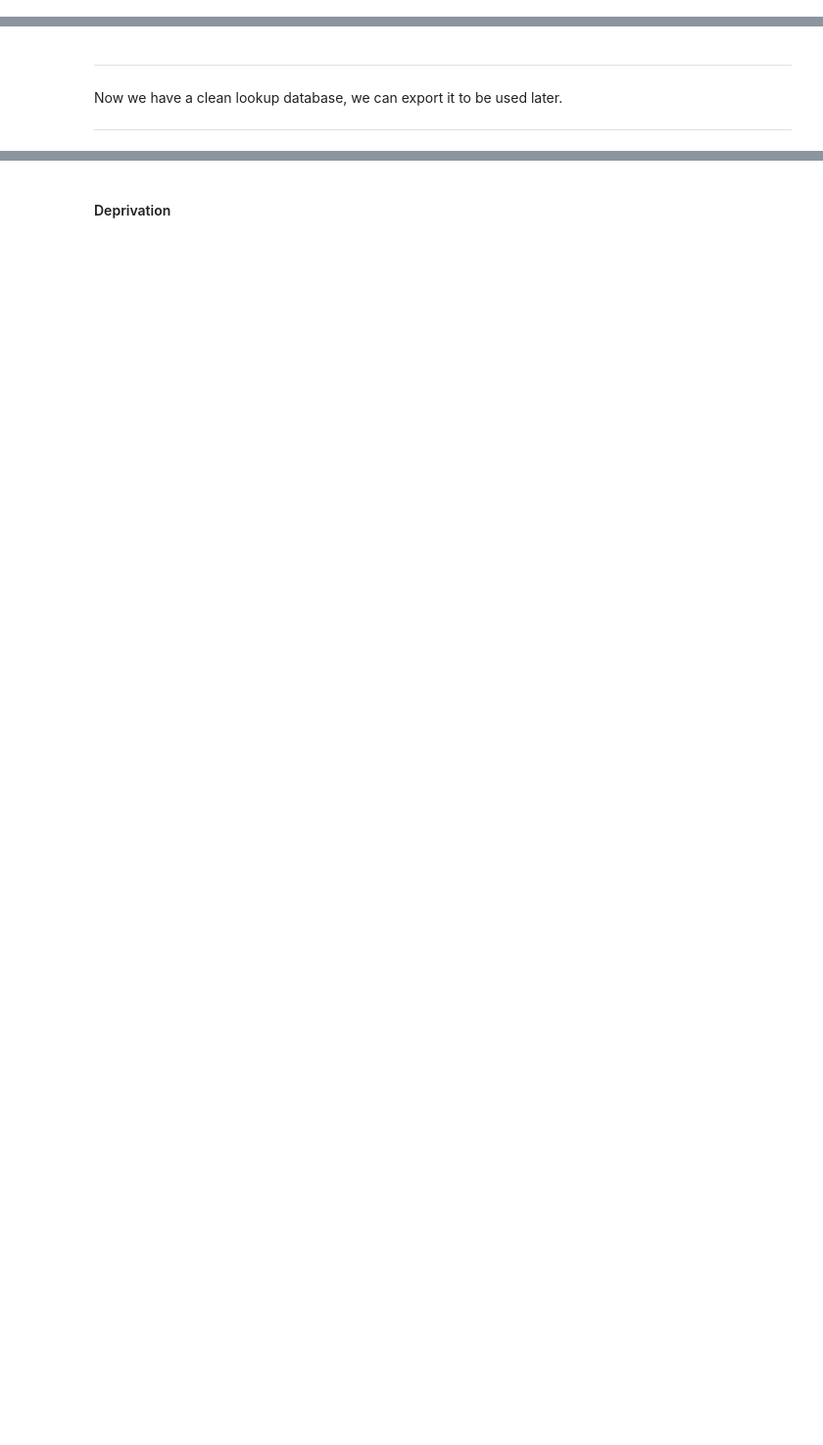
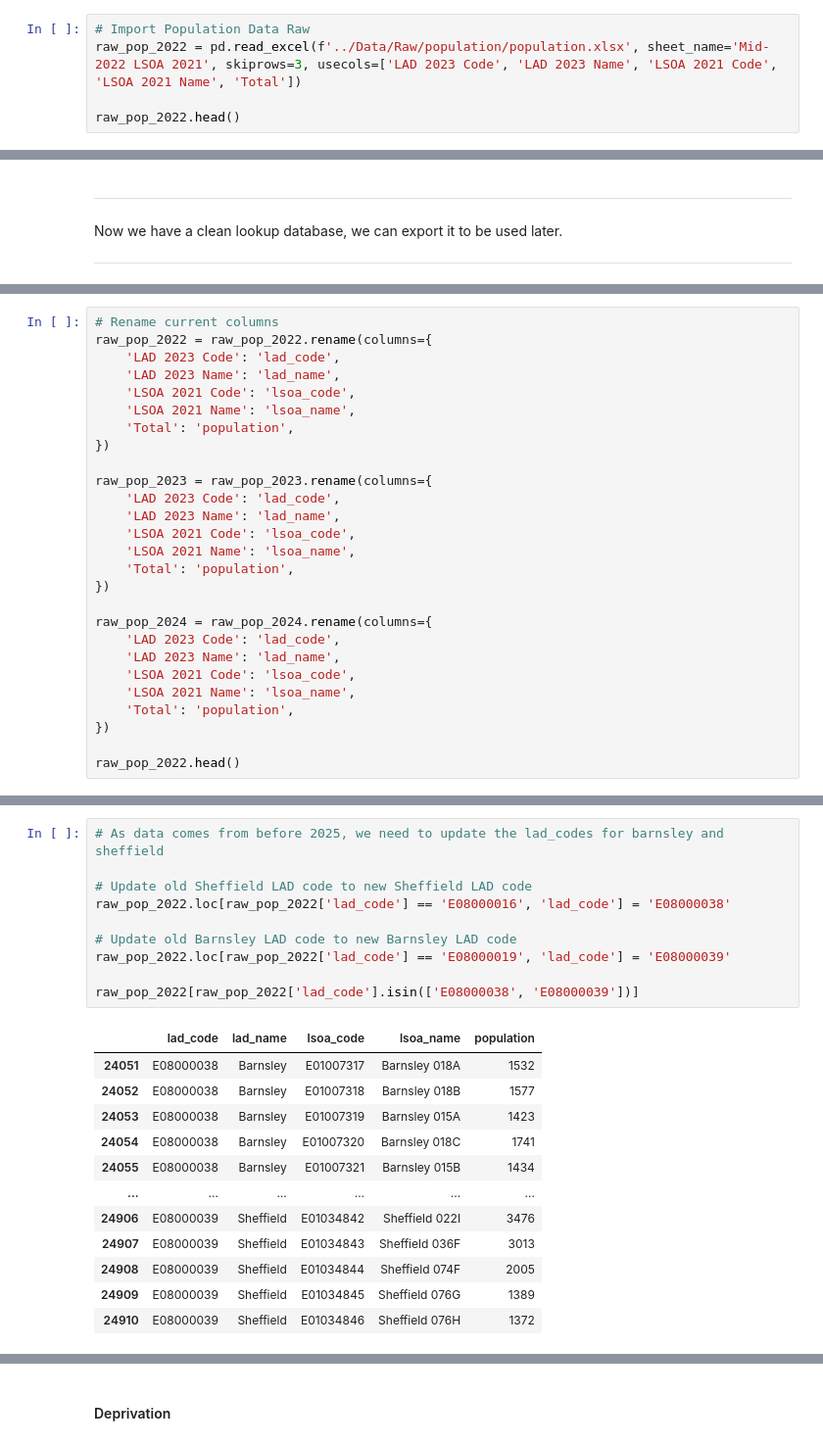
Before and after one commit to SamWilcock2468/Crime-Data-Analysis, a Jupyter notebook: Scripts/CrimeAnalysisPipeline.ipynb, the cells around one changed output, grey strips where cells are left out. Shown at 98% size. Drawn from its saved outputs; the diff is of its cells as text; blank space fills up the shorter version.

Commit message:
Update: Population
Added population data and pipeline
Estimate population for 2025 and 2026
Clean and Export to csv file

```diff
--- a/Scripts/CrimeAnalysisPipeline.ipynb
+++ b/Scripts/CrimeAnalysisPipeline.ipynb
@@ -44,0 +51,5 @@ raw_lsoa_lad.head(5)
+# %%
+# Import Population Data Raw
+raw_pop_2022 = pd.read_excel(f'../Data/Raw/population/population.xlsx', sheet_name='Mid-2022 LSOA 2021', skiprows=3, usecols=['LAD 2023 Code', 'LAD 2023 Name', 'LSOA 2021 Code', 'LSOA 2021 Name', 'Total'])
+
+raw_pop_2022.head()
@@ -738,0 +940,27 @@ lad-pfr.csv File successfully created: True
+# %%
+# Rename current columns
+raw_pop_2022 = raw_pop_2022.rename(columns={
+    'LAD 2023 Code': 'lad_code',
+    'LAD 2023 Name': 'lad_name',
+    'LSOA 2021 Code': 'lsoa_code',
+    'LSOA 2021 Name': 'lsoa_name',
+    'Total': 'population',
+})
+
+raw_pop_2023 = raw_pop_2023.rename(columns={
+    'LAD 2023 Code': 'lad_code',
+    'LAD 2023 Name': 'lad_name',
+    'LSOA 2021 Code': 'lsoa_code',
+    'LSOA 2021 Name': 'lsoa_name',
+    'Total': 'population',
+})
+
+raw_pop_2024 = raw_pop_2024.rename(columns={
+    'LAD 2023 Code': 'lad_code',
+    'LAD 2023 Name': 'lad_name',
+    'LSOA 2021 Code': 'lsoa_code',
+    'LSOA 2021 Name': 'lsoa_name',
+    'Total': 'population',
+})
+
+raw_pop_2022.head()
@@ -738,0 +996,23 @@ lad-pfr.csv File successfully created: True
+# %%
+# As data comes from before 2025, we need to update the lad_codes for barnsley and sheffield
+
+# Update old Sheffield LAD code to new Sheffield LAD code
+raw_pop_2022.loc[raw_pop_2022['lad_code'] == 'E08000016', 'lad_code'] = 'E08000038'
+
+# Update old Barnsley LAD code to new Barnsley LAD code
+raw_pop_2022.loc[raw_pop_2022['lad_code'] == 'E08000019', 'lad_code'] = 'E08000039'
+
+raw_pop_2022[raw_pop_2022['lad_code'].isin(['E08000038', 'E08000039'])]
+# %% [output]
+|  | lad_code | lad_name | lsoa_code | lsoa_name | population |
+| 24051 | E08000038 | Barnsley | E01007317 | Barnsley 018A | 1532 |
+| 24052 | E08000038 | Barnsley | E01007318 | Barnsley 018B | 1577 |
+| 24053 | E08000038 | Barnsley | E01007319 | Barnsley 015A | 1423 |
+| 24054 | E08000038 | Barnsley | E01007320 | Barnsley 018C | 1741 |
+| 24055 | E08000038 | Barnsley | E01007321 | Barnsley 015B | 1434 |
+| ... | ... | ... | ... | ... | ... |
+| 24906 | E08000039 | Sheffield | E01034842 | Sheffield 022I | 3476 |
+| 24907 | E08000039 | Sheffield | E01034843 | Sheffield 036F | 3013 |
+| 24908 | E08000039 | Sheffield | E01034844 | Sheffield 074F | 2005 |
+| 24909 | E08000039 | Sheffield | E01034845 | Sheffield 076G | 1389 |
+| 24910 | E08000039 | Sheffield | E01034846 | Sheffield 076H | 1372 |
```
Also changed, not shown: parts of 56 cells of this notebook.
